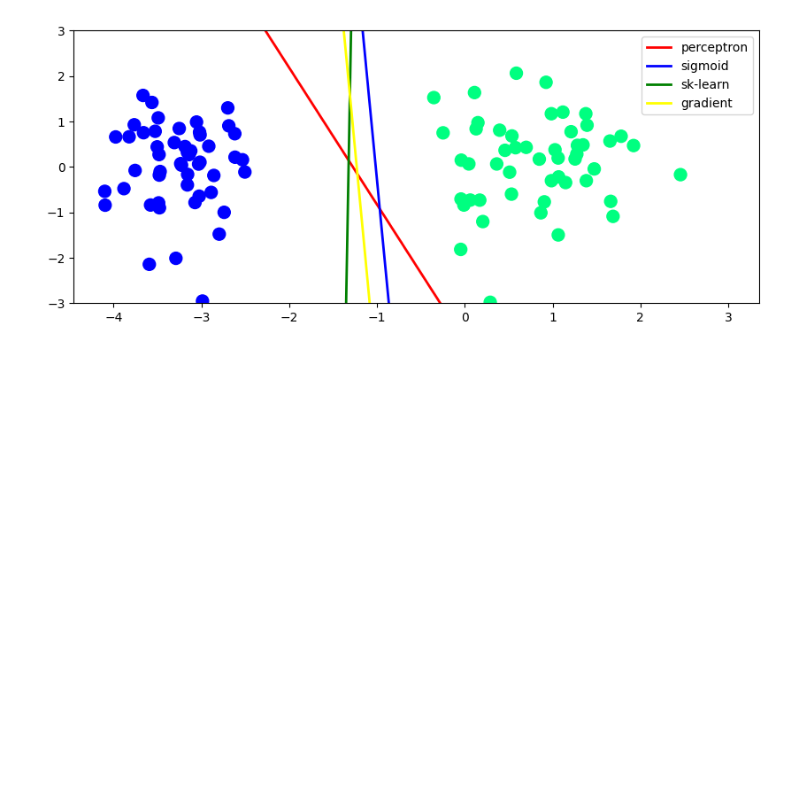
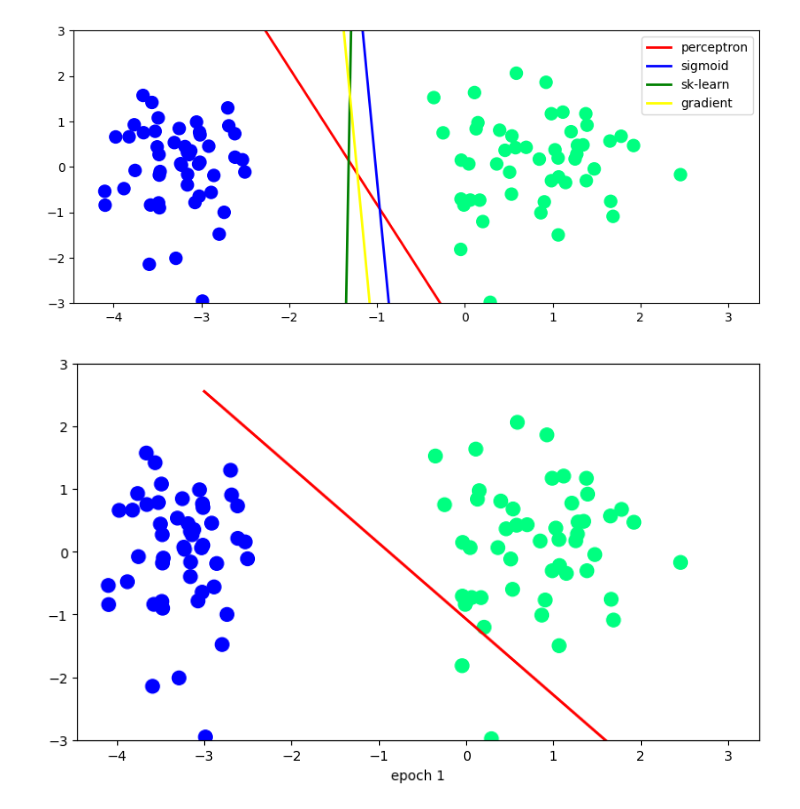
Before and after one commit to tapaskumarpaul84/MachineLearning, a Jupyter notebook: ML_algorithms/Logistic Regression/02_logistic_sigmoid.ipynb, the cells around one changed output. Saved outputs shown, nothing was run; the diff lists cells and outputs as text; code cells hidden in the pictures; blank space fills up the shorter version.

```diff
--- a/ML_algorithms/Logistic Regression/02_logistic_sigmoid.ipynb
+++ b/ML_algorithms/Logistic Regression/02_logistic_sigmoid.ipynb
@@ -191,0 +195,40 @@ plt.show()
+# %%
+def gradient_decent(x,y):
+
+    m = []
+    b = []
+
+    x = np.insert(x,0,1,axis=1)
+    weights = np.ones(x.shape[1])
+    lr = 0.6
+
+    for i in range(5000):
+        y_hat = sigmoid(np.dot(x,weights))
+        weights = weights + lr*(np.dot((y-y_hat),x)/x.shape[0])
+
+        m.append(-(weights[1]/weights[2]))
+        b.append(-(weights[0]/weights[2]))
+
+    return m,b
+# %%
+m,b=gradient_decent(x,y)
+# %%
+fig, ax = plt.subplots(figsize=(9,5))
+
+x_i=np.linspace(-3,3,100)
+y_i=x_i*m[0] +b[0]
+ax.scatter(x[:,0],x[:,1],c=y,cmap='winter',s=100)
+line, = ax.plot(x_i, x_i*m[0] +b[0] , 'r-', linewidth=2)
+plt.ylim(-3,3)
+def update(i):
+    label = 'epoch {0}'.format(i + 1)
+    line.set_ydata(x_i*m[i] + b[i])
+    ax.set_xlabel(label)
+    # return line, ax
+
+anim = FuncAnimation(fig, update, repeat=True, frames=200, interval=100)
+f = r"./images/animation_gradient.gif"
+writergif = animation.PillowWriter(fps=2)
+anim.save(f, writer=writergif)
+# %% [output]
+[figure, added]
```
Also changed, not shown: parts of 1 cell of this notebook, 1 other file.
